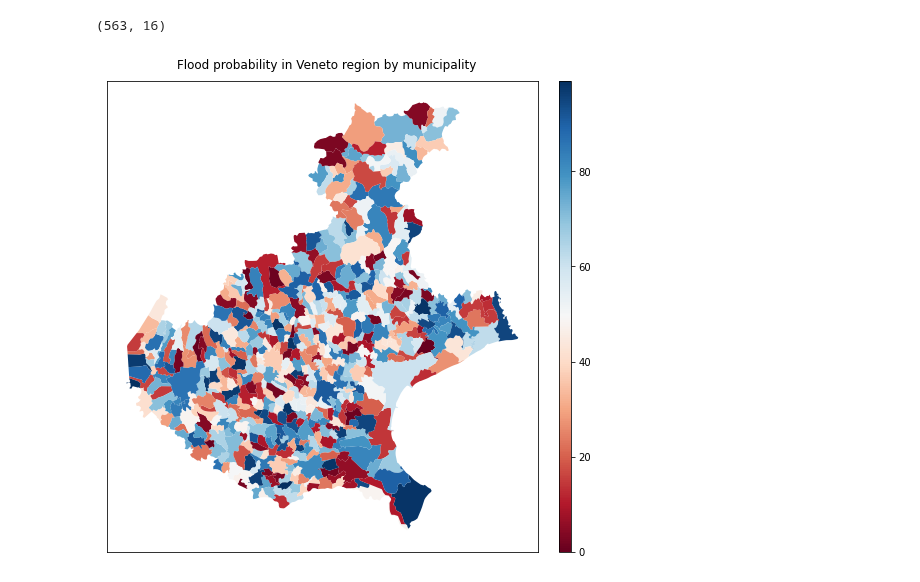
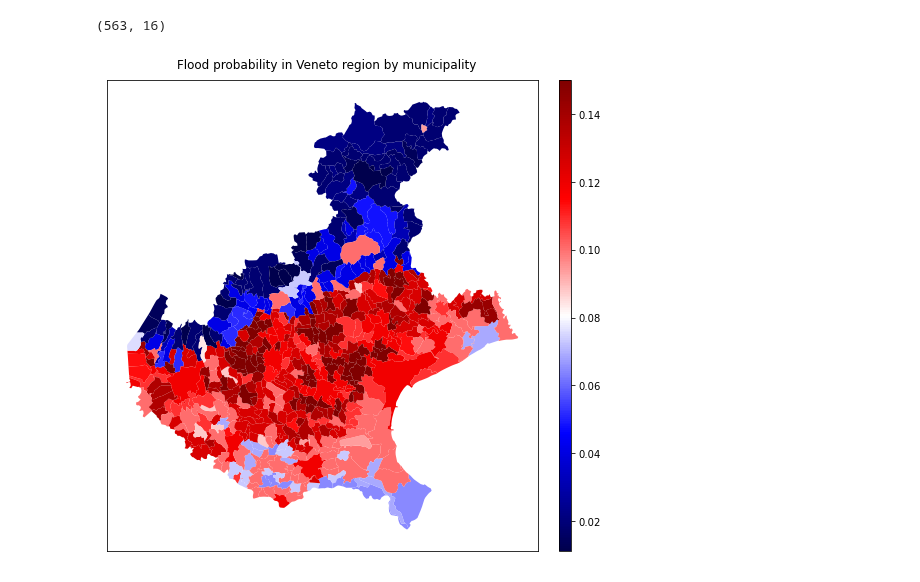
Before and after one commit to RiccardoSpolaor/Flood-disaster-prediction, a Jupyter notebook: Flooding Disaster Prediction.ipynb, the cells around one changed output. Cells and saved outputs as stored; diff of their text form; code cells hidden in the pictures.

```diff
--- a/Flooding Disaster Prediction.ipynb
+++ b/Flooding Disaster Prediction.ipynb
@@ -760,0 +869,11 @@ Phi(Flood = No | Per unit GDP==High) =  0.9118147769833163
+# %%
+municipality_info_df['flood_likelihood'] = municipality_info_df.apply(
+    lambda row: exact_infer.query([FLOOD], evidence={
+        PER_UNIT_GDP: row[PER_UNIT_GDP],
+        POPULATION_DENSITY: row[POPULATION_DENSITY],
+        SLOPE: row[SLOPE],
+        RIVER_DENSITY: row[RIVER_DENSITY],
+        RAINFALL_FREQUENCY: 'Frequent'
+    }, show_progress=False).get_value(Flood='Yes'),
+    axis=1
+)
@@ -780,30 +901,39 @@ df_veneto.head()
 df_veneto.shape
 # %% [output]
 (563, 16)
+# %%
+df_veneto = pd.merge(
+    df_veneto,
+    municipality_info_df[['Istat code','flood_likelihood']],
+    left_on='com_istat_code_num',
+    right_on='Istat code',
+    how = 'left'
+)
+
+df_veneto.drop('Istat code', axis=1, inplace=True)
 # %%
 #The first line of code creates a new column full of 0 values
 #The second line of code replaces the first 1700 rows with a
 #random number between 1 and 7
 
-df_veneto['Count_Placeholder'] = 0
-df_veneto['Count_Placeholder'] = np.random.randint(100, size=563)
+#df_veneto.join(municipality_info_df, on='Istat code' 'com_istat_code_num')
 # %%
 %matplotlib inline
 
 from mpl_toolkits.axes_grid1 import make_axes_locatable
 
 fig, ax = plt.subplots(1, figsize=(10, 10))
 
 divider = make_axes_locatable(ax)
 cax = divider.append_axes("right", size="2%", pad=-1)
 
-ax = df_veneto.plot(column='Count_Placeholder', cmap='RdBu' ,ax=ax, legend= True, cax=cax)
+ax = df_veneto.plot(column='flood_likelihood', cmap='seismic' ,ax=ax, legend= True, cax=cax)
 
 #plt.colorbar()
 ax.get_xaxis().set_visible(False)
 ax.get_yaxis().set_visible(False)
 
 fig.suptitle('Flood probability in Veneto region by municipality', y=0.86, x=0.56)
 plt.show()
 # %% [output]
-[figure, old version]
+[figure, new version]
```
Also changed, not shown: parts of 26 cells of this notebook, 1 other file.
